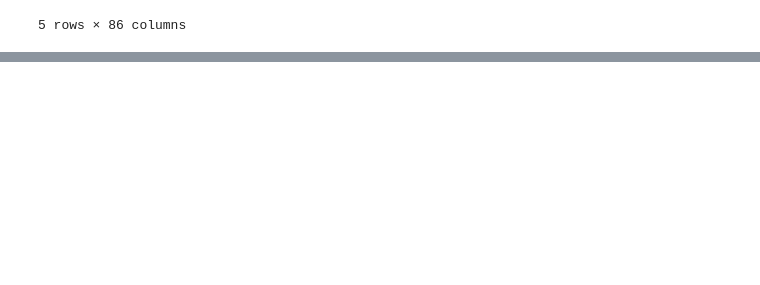
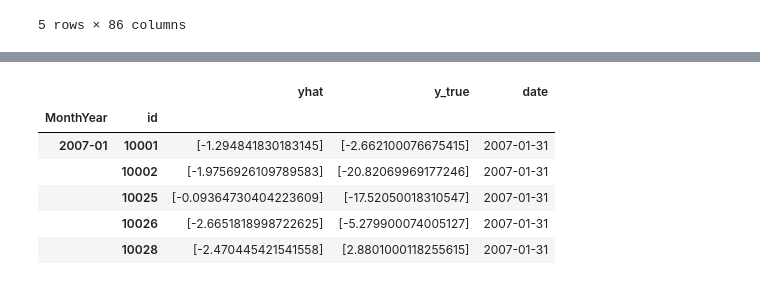
Before and after one commit to KidQuant/Taming-The-Factor-Zoo, a Jupyter notebook: 4.2_LR_Full.ipynb, the cells around one changed output, grey strips where cells are left out. Cells and saved outputs as stored; diff of their text form; code cells hidden in the pictures; blank space fills up the shorter version.

```diff
--- a/4.2_LR_Full.ipynb
+++ b/4.2_LR_Full.ipynb
@@ -299,20 +266,29 @@ for j in features:
 # %%
 yhat = predictions_full.tolist()
 y_true = y_test_list_all.tolist()
 i = dates_all.tolist()
 
 results = pd.DataFrame(
     {'identifier': i,
-     'yhat':yhat,
-     'y_true': y_true}
-)
+     'yhat': yhat,
+     'y_true': y_true
+    })
+
 
 results["identifier"]= results["identifier"].astype("str")
 results["date"] = results["identifier"].str[12:22]
-results["id"] = results["identifier"].str[36:51]
+results["id"] = results["identifier"].str[35:40]
 results.drop(["identifier"],axis = 1, inplace=True)
 results['date'] = pd.to_datetime(results['date'], format='%Y-%m-%d')
 results['MonthYear'] = results['date'].dt.to_period('M')
 results = results.sort_values(by = ['date', 'id'], ascending = True)
 results = results.set_index(['MonthYear','id'])
-results
+results.head()
+# %% [output]
+|  |  | yhat | y_true | date |
+| MonthYear | id |  |  |  |
+| 2007-01 | 10001 | [-1.294841830183145] | [-2.662100076675415] | 2007-01-31 |
+|  | 10002 | [-1.9756926109789583] | [-20.82069969177246] | 2007-01-31 |
+|  | 10025 | [-0.09364730404223609] | [-17.52050018310547] | 2007-01-31 |
+|  | 10026 | [-2.6651818998722625] | [-5.279900074005127] | 2007-01-31 |
+|  | 10028 | [-2.470445421541558] | [2.8801000118255615] | 2007-01-31 |
```
Also changed, not shown: parts of 12 cells of this notebook.
